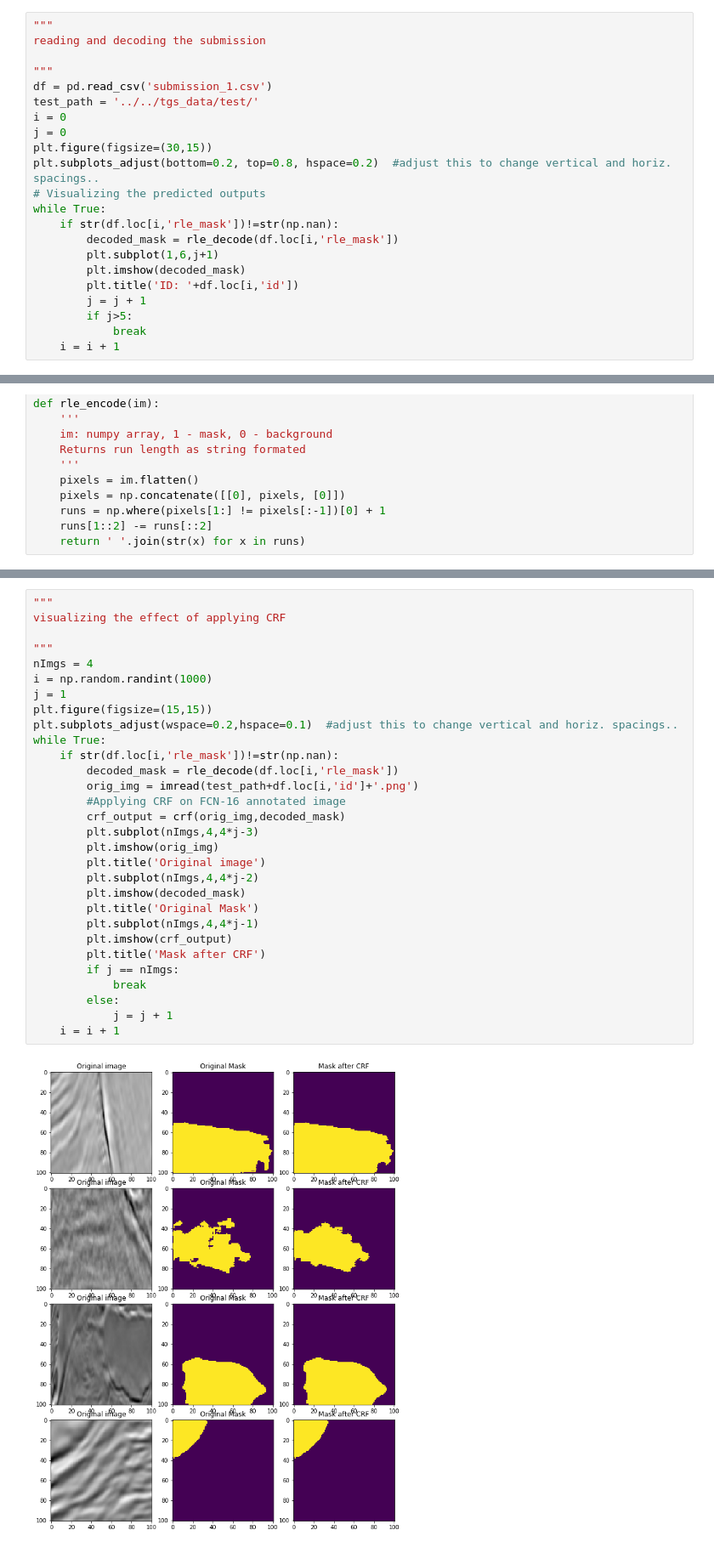
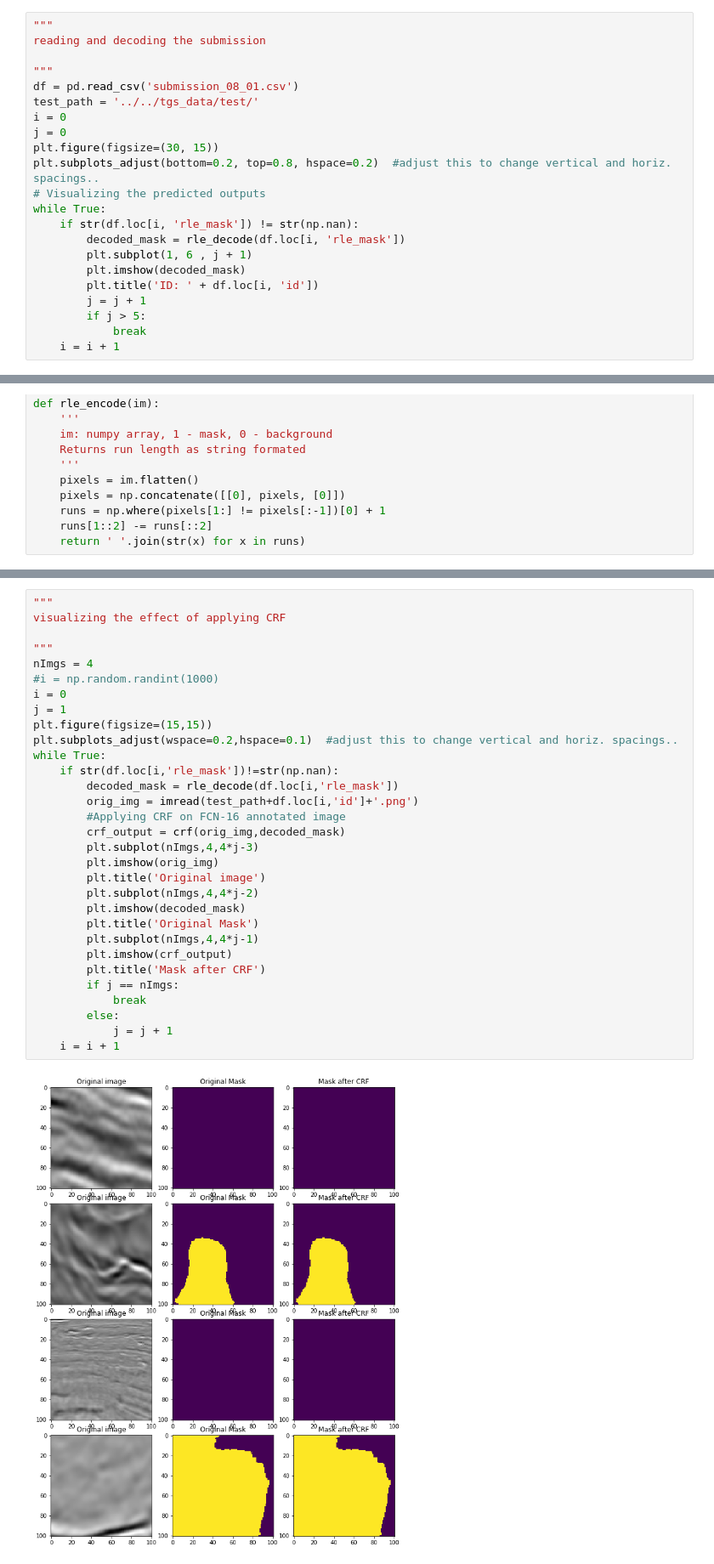
Before and after one commit to liufan2312/tgs-salt-identification, a Jupyter notebook: models/CRF.ipynb, the cells around one changed output, grey strips where cells are left out. Shown at 85% size. Drawn from its saved outputs; the diff is of its cells as text.

```diff
--- a/models/CRF.ipynb
+++ b/models/CRF.ipynb
@@ -36,21 +36,21 @@ def rle_decode(rle_mask):
 reading and decoding the submission
 
 """
-df = pd.read_csv('submission_1.csv')
+df = pd.read_csv('submission_08_01.csv')
 test_path = '../../tgs_data/test/'
 i = 0
 j = 0
-plt.figure(figsize=(30,15))
+plt.figure(figsize=(30, 15))
 plt.subplots_adjust(bottom=0.2, top=0.8, hspace=0.2)  #adjust this to change vertical and horiz. spacings..
 # Visualizing the predicted outputs
 while True:
-    if str(df.loc[i,'rle_mask'])!=str(np.nan):
-        decoded_mask = rle_decode(df.loc[i,'rle_mask'])
-        plt.subplot(1,6,j+1)
+    if str(df.loc[i, 'rle_mask']) != str(np.nan):
+        decoded_mask = rle_decode(df.loc[i, 'rle_mask'])
+        plt.subplot(1, 6 , j + 1)
         plt.imshow(decoded_mask)
-        plt.title('ID: '+df.loc[i,'id'])
+        plt.title('ID: ' + df.loc[i, 'id'])
         j = j + 1
-        if j>5:
+        if j > 5:
             break
     i = i + 1
 # %% [output]
@@ -123,33 +123,34 @@ for i in tqdm(range(df.shape[0])):
 # %%
 """
 visualizing the effect of applying CRF
 
 """
 nImgs = 4
-i = np.random.randint(1000)
+#i = np.random.randint(1000)
+i = 0
 j = 1
 plt.figure(figsize=(15,15))
 plt.subplots_adjust(wspace=0.2,hspace=0.1)  #adjust this to change vertical and horiz. spacings..
 while True:
     if str(df.loc[i,'rle_mask'])!=str(np.nan):
         decoded_mask = rle_decode(df.loc[i,'rle_mask'])
         orig_img = imread(test_path+df.loc[i,'id']+'.png')
         #Applying CRF on FCN-16 annotated image
         crf_output = crf(orig_img,decoded_mask)
         plt.subplot(nImgs,4,4*j-3)
         plt.imshow(orig_img)
         plt.title('Original image')
         plt.subplot(nImgs,4,4*j-2)
         plt.imshow(decoded_mask)
         plt.title('Original Mask')
         plt.subplot(nImgs,4,4*j-1)
         plt.imshow(crf_output)
         plt.title('Mask after CRF')
         if j == nImgs:
             break
         else:
             j = j + 1
     i = i + 1
 # %% [output]
-[figure, old version]
+[figure, new version]
 # %%
```
Also changed, not shown: parts of 3 cells of this notebook, 1 other file.
